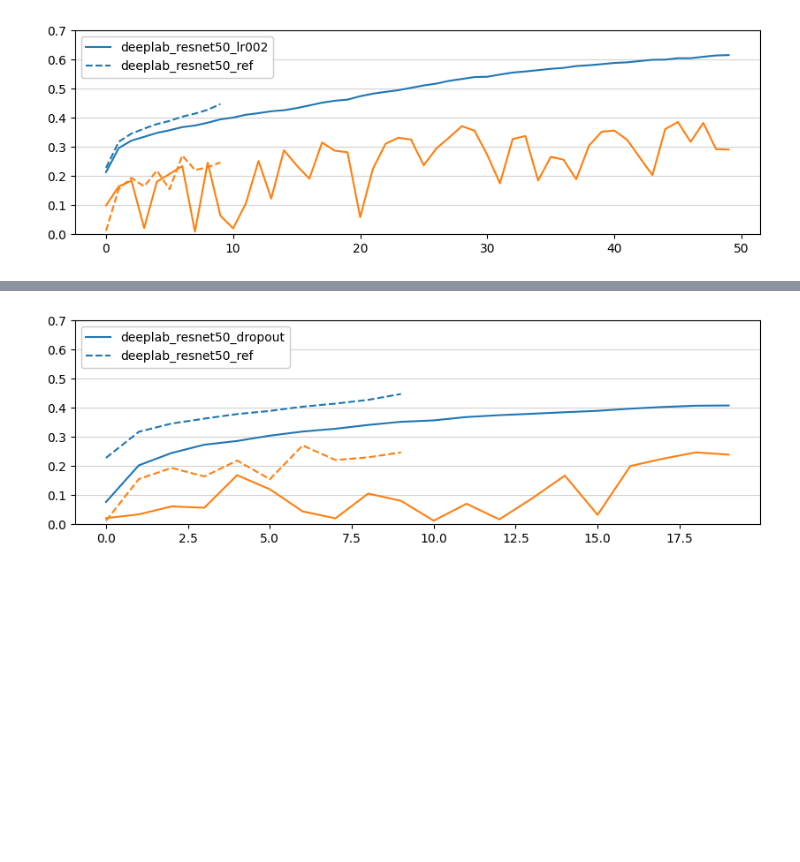
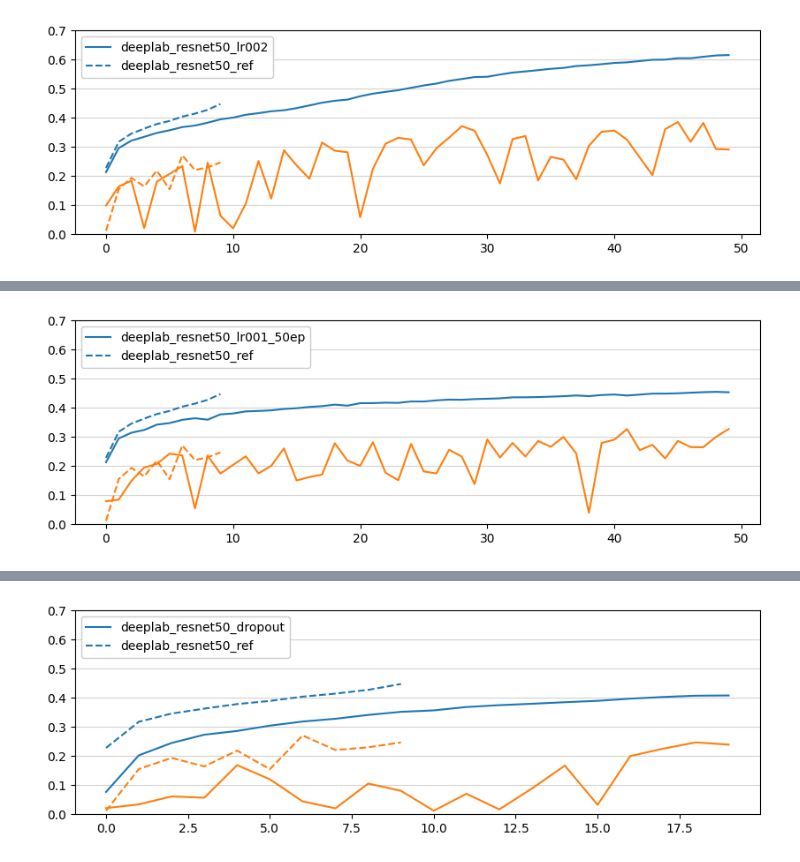
Before and after one commit to tomlqc/identify-contrails, a Jupyter notebook: notebooks-saved/Report.ipynb, the cells around one changed output, grey strips where cells are left out. Saved outputs shown, nothing was run; the diff lists cells and outputs as text; code cells hidden in the pictures; blank space fills up the shorter version.

```diff
--- a/notebooks-saved/Report.ipynb
+++ b/notebooks-saved/Report.ipynb
@@ -75,0 +86,4 @@ plot_vs_ref('deeplab_resnet50_lr002', 'deeplab_resnet50_ref')
+# %%
+plot_vs_ref('deeplab_resnet50_lr001_50ep', 'deeplab_resnet50_ref')
+# %% [output]
+[figure, added]
```
Also changed, not shown: parts of 5 cells of this notebook, 2 other files.
